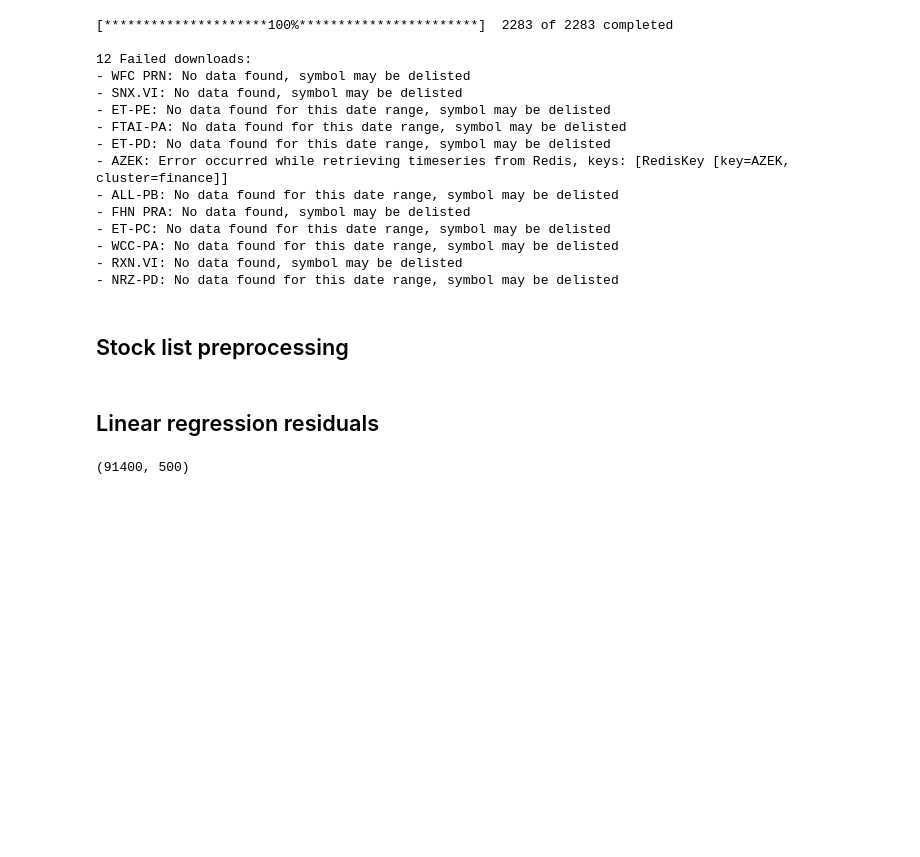
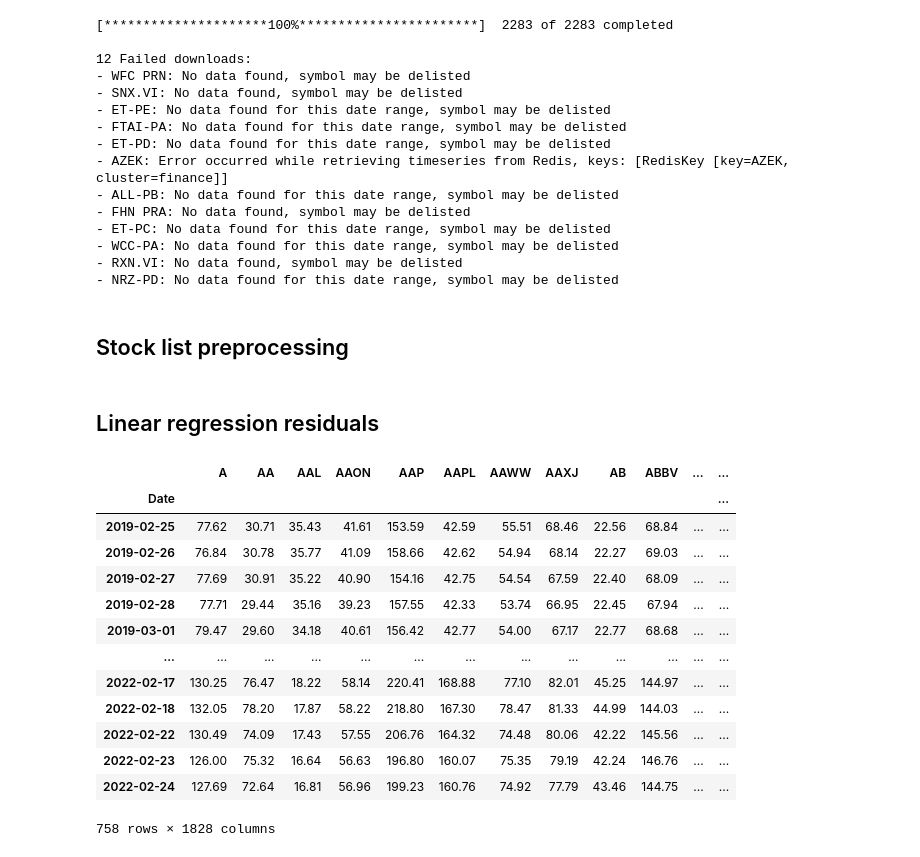
Before and after one commit to DomStan/stonk-rank, a Jupyter notebook: stonks_notebook.ipynb, the cells around one changed output. Cells and saved outputs as stored; diff of their text form; code cells hidden in the pictures; blank space fills up the shorter version.

```diff
--- a/stonks_notebook.ipynb
+++ b/stonks_notebook.ipynb
@@ -301,15 +373,29 @@ def read_stonk_data(date_from, date_to, data_dir='data', data_prefix='stonks'):
 
     assert stonks.isna().sum().sum() == 0
 
-    return stonks.to_numpy().T.astype(np.float64)
+    # return stonks.to_numpy().T.astype(np.float64)
+    return stonks
 # %%
 stonks = read_stonk_data('2019-02-25', '2022-02-24')
+# %%
+stonks
+# %% [output]
+|  | A | AA | AAL | AAON | AAP | AAPL | AAWW | AAXJ | AB | ABBV | ... | ... |
+| Date |  |  |  |  |  |  |  |  |  |  |  | ... |
+| 2019-02-25 | 77.62 | 30.71 | 35.43 | 41.61 | 153.59 | 42.59 | 55.51 | 68.46 | 22.56 | 68.84 | ... | ... |
+| 2019-02-26 | 76.84 | 30.78 | 35.77 | 41.09 | 158.66 | 42.62 | 54.94 | 68.14 | 22.27 | 69.03 | ... | ... |
+| 2019-02-27 | 77.69 | 30.91 | 35.22 | 40.90 | 154.16 | 42.75 | 54.54 | 67.59 | 22.40 | 68.09 | ... | ... |
+| 2019-02-28 | 77.71 | 29.44 | 35.16 | 39.23 | 157.55 | 42.33 | 53.74 | 66.95 | 22.45 | 67.94 | ... | ... |
+| 2019-03-01 | 79.47 | 29.60 | 34.18 | 40.61 | 156.42 | 42.77 | 54.00 | 67.17 | 22.77 | 68.68 | ... | ... |
+| ... | ... | ... | ... | ... | ... | ... | ... | ... | ... | ... | ... | ... |
+| 2022-02-17 | 130.25 | 76.47 | 18.22 | 58.14 | 220.41 | 168.88 | 77.10 | 82.01 | 45.25 | 144.97 | ... | ... |
+| 2022-02-18 | 132.05 | 78.20 | 17.87 | 58.22 | 218.80 | 167.30 | 78.47 | 81.33 | 44.99 | 144.03 | ... | ... |
+| 2022-02-22 | 130.49 | 74.09 | 17.43 | 57.55 | 206.76 | 164.32 | 74.48 | 80.06 | 42.22 | 145.56 | ... | ... |
+| 2022-02-23 | 126.00 | 75.32 | 16.64 | 56.63 | 196.80 | 160.07 | 75.35 | 79.19 | 42.24 | 146.76 | ... | ... |
+| 2022-02-24 | 127.69 | 72.64 | 16.81 | 56.96 | 199.23 | 160.76 | 74.92 | 77.79 | 43.46 | 144.75 | ... | ... |
+758 rows × 1828 columns
 # %%
 X = stonks
 Y = np.flipud(stonks)
 # %%
 res_roll, preds_roll, betas_roll = get_rolling_residuals(X, Y, l_reg=2, l_roll=1, dt=5)
-# %%
-res_roll.shape
-# %% [output]
-(91400, 500)
```
Also changed, not shown: parts of 29 cells of this notebook.
